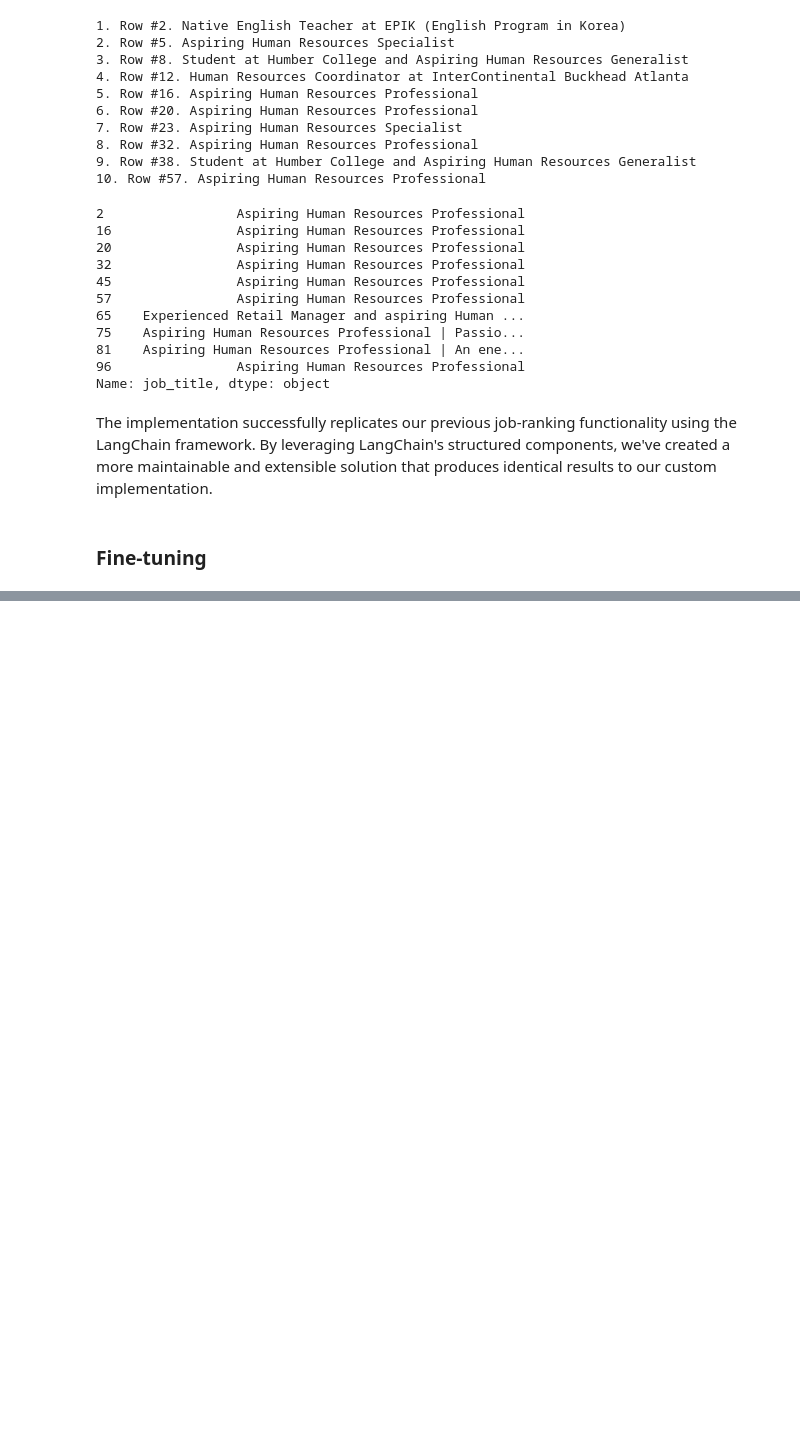
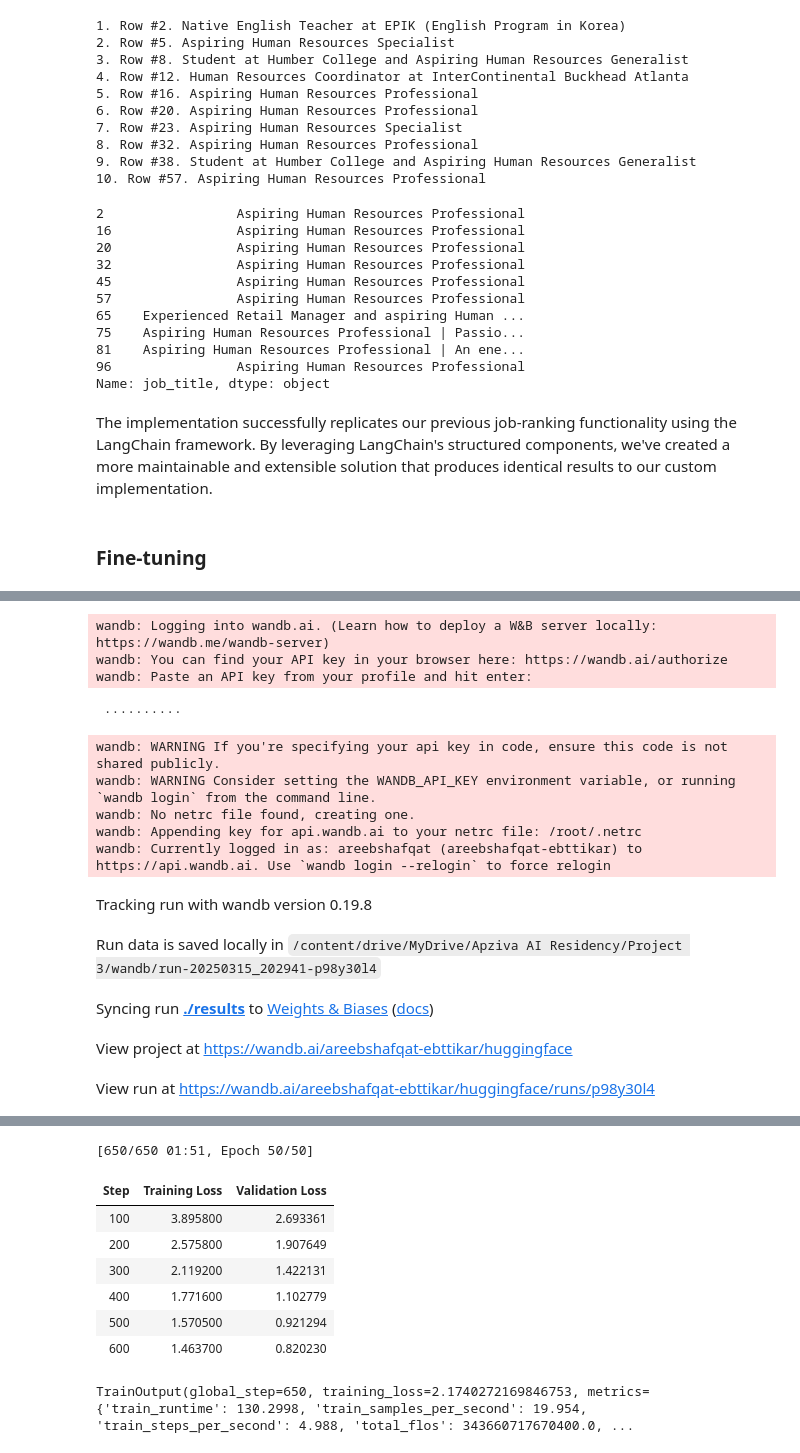
Before and after one commit to Areeb297/Potential-Talents-Human-Resources-Staffing---Apziva-Project, a Jupyter notebook: Potential_Talents.ipynb, the cells around one changed output, grey strips where cells are left out. Saved outputs shown, nothing was run; the diff lists cells and outputs as text; code cells hidden in the pictures; blank space fills up the shorter version.

```diff
--- a/Potential_Talents.ipynb
+++ b/Potential_Talents.ipynb
@@ -2363,0 +2435,4 @@ The implementation successfully replicates our previous job-ranking functionalit
+# %%
+# Load the dataset
+dataset = pd.read_csv('Fine Tuning Dataset.csv')
+dataset.head()
@@ -2363,0 +2548,50 @@ The implementation successfully replicates our previous job-ranking functionalit
+# %%
+from transformers import (
+    DataCollatorForLanguageModeling,
+    Trainer,
+    TrainingArguments,
+)
+
+# Define the data collator
+# A data collator is a function that takes a list of samples from the dataset and
+# collates them into a batch. This is necessary for efficient processing during training.
+# Here, we use DataCollatorForLanguageModeling which is designed for causal language modeling tasks.
+# It pads the sequences to the same length and prepares the input IDs and attention masks.
+
+data_collator = DataCollatorForLanguageModeling(tokenizer=tokenizer, mlm=False) # mlm indicates we are not using Masked Language Modeling (MLM), rather Causal Language Modeling (CLM)
+
+# Set up training arguments
+# TrainingArguments is a class that holds the configuration for training a model.
+# It includes parameters like batch size, number of epochs, learning rate, and more.
+training_args = TrainingArguments(
+    output_dir="./results",  # Directory where the trained model and logs will be saved.
+    per_device_train_batch_size=4,  # Number of training examples per batch per device.
+    num_train_epochs=50,  # Number of epochs to train the model.
+    logging_dir="./logs",  # Directory where the training logs will be saved.
+    logging_steps=100,  # Number of steps between logging updates.
+    save_steps=100,  # Number of steps between model saves.
+    save_total_limit=2,  # Maximum number of models to save.
+    evaluation_strategy="steps",  # Evaluation strategy: evaluate at specified steps.
+    eval_steps=100,  # Number of steps between evaluations.
+    learning_rate=4e-4,  # Initial learning rate for the optimizer.
+    weight_decay=0.01,  # Weight decay for the optimizer.
+    fp16=True,  # Use 16-bit floating-point precision for faster training.
+)
+
+# Define the trainer
+# The Trainer class is a high-level interface for training models.
+# It handles the training loop, evaluation, and saving of the model.
+trainer = Trainer(
+    model=model,  # The model to be trained.
+    args=training_args,  # The training arguments.
+    train_dataset=tokenized_dataset,  # The training dataset.
+    eval_dataset=tokenized_dataset,  # The evaluation dataset (same as training dataset in this case).
+    data_collator=data_collator,  # The data collator function.
+)
+
+# Train the model
+# This method starts the training process.
+# It will train the model for the specified number of epochs, evaluate it at specified steps,
+# and save the model at specified intervals.
+trainer.train()
+# %% [output]
@@ -2363,0 +2601,14 @@ The implementation successfully replicates our previous job-ranking functionalit
+wandb: Logging into wandb.ai. (Learn how to deploy a W&B server locally: https://wandb.me/wandb-server)
+wandb: You can find your API key in your browser here: https://wandb.ai/authorize
+wandb: Paste an API key from your profile and hit enter:
+ ··········
+wandb: WARNING If you're specifying your api key in code, ensure this code is not shared publicly.
+wandb: WARNING Consider setting the WANDB_API_KEY environment variable, or running `wandb login` from the command line.
+wandb: No netrc file found, creating one.
+wandb: Appending key for api.wandb.ai to your netrc file: /root/.netrc
+wandb: Currently logged in as: areebshafqat (areebshafqat-ebttikar) to https://api.wandb.ai. Use `wandb login --relogin` to force relogin
+Tracking run with wandb version 0.19.8
+Run data is saved locally in /content/drive/MyDrive/Apziva AI Residency/Project 3/wandb/run-20250315_202941-p98y30l4
+Syncing run ./results to Weights & Biases (docs)
+View project at https://wandb.ai/areebshafqat-ebttikar/huggingface
+View run at https://wandb.ai/areebshafqat-ebttikar/huggingface/runs/p98y30l4
@@ -2363,0 +2616,9 @@ The implementation successfully replicates our previous job-ranking functionalit
+[650/650 01:51, Epoch 50/50]
+| Step | Training Loss | Validation Loss |
+| 100 | 3.895800 | 2.693361 |
+| 200 | 2.575800 | 1.907649 |
+| 300 | 2.119200 | 1.422131 |
+| 400 | 1.771600 | 1.102779 |
+| 500 | 1.570500 | 0.921294 |
+| 600 | 1.463700 | 0.820230 |
+TrainOutput(global_step=650, training_loss=2.1740272169846753, metrics={'train_runtime': 130.2998, 'train_samples_per_second': 19.954, 'train_steps_per_second': 4.988, 'total_flos': 343660717670400.0, ...
```
Also changed, not shown: parts of 20 cells of this notebook.
